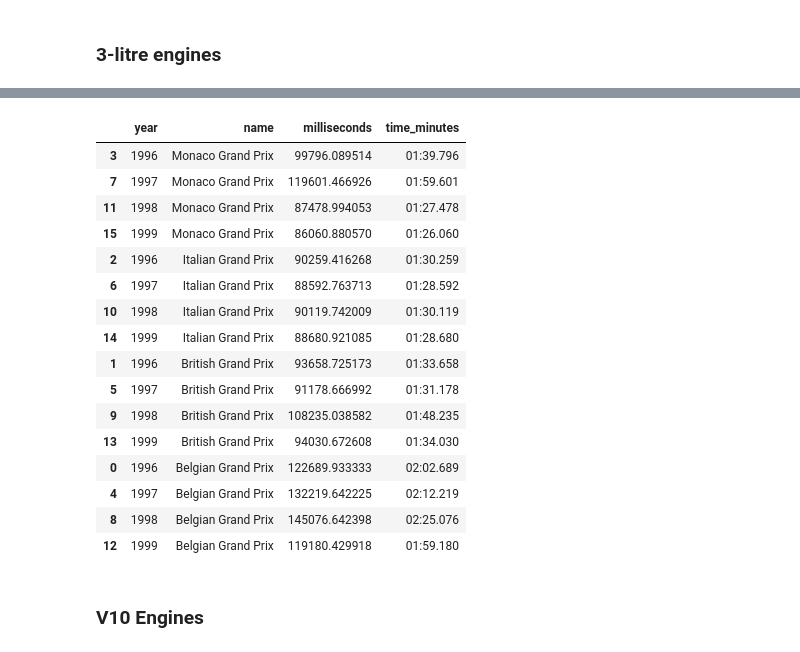
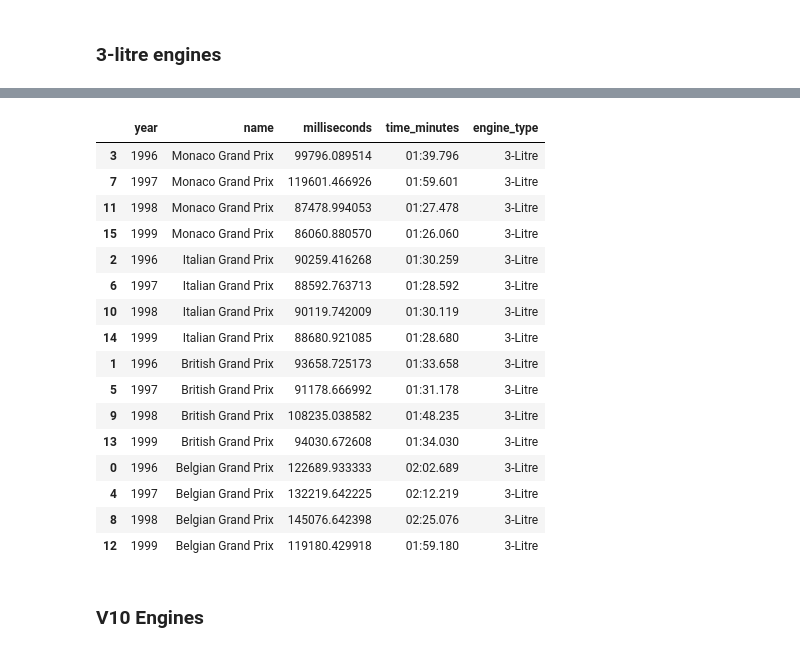
Before and after one commit to artthoufeelingitnow/F1-1950---2022-EDA, a Jupyter notebook: F1 Dataset (1950 - 2022 mid-season) EDA.ipynb, the cells around one changed output, grey strips where cells are left out. Cells and saved outputs as stored; diff of their text form; code cells hidden in the pictures.

```diff
--- a/F1 Dataset (1950 - 2022 mid-season) EDA.ipynb
+++ b/F1 Dataset (1950 - 2022 mid-season) EDA.ipynb
@@ -2171,29 +2171,30 @@ laps_3l_engines_historic = laps_3l_engines.loc[(laps_3l_engines.name == "Italian
 # %%
 avg_times_tracks_yearly_3l = laps_3l_engines_historic.groupby(["year", "name"], as_index=False).agg({"milliseconds": "mean"})
 avg_times_tracks_yearly_3l["time_minutes"] = pd.to_datetime(avg_times_tracks_yearly_3l["milliseconds"], unit="ms").dt.strftime('%M:%S.%f').str[:-3]
+avg_times_tracks_yearly_3l["engine_type"] = "3-Litre"
 
 avg_times_tracks_yearly_3l = avg_times_tracks_yearly_3l.sort_values(by=["name", "year"], ascending=[False, True])
 
 avg_times_tracks_yearly_3l
 #avg_times_tracks_yearly_3l.to_csv("working_datasets\\avg_times_tracks_yearly_3l.csv")
 # %% [output]
-|  | year | name | milliseconds | time_minutes |
-| 3 | 1996 | Monaco Grand Prix | 99796.089514 | 01:39.796 |
-| 7 | 1997 | Monaco Grand Prix | 119601.466926 | 01:59.601 |
-| 11 | 1998 | Monaco Grand Prix | 87478.994053 | 01:27.478 |
-| 15 | 1999 | Monaco Grand Prix | 86060.880570 | 01:26.060 |
-| 2 | 1996 | Italian Grand Prix | 90259.416268 | 01:30.259 |
-| 6 | 1997 | Italian Grand Prix | 88592.763713 | 01:28.592 |
-| 10 | 1998 | Italian Grand Prix | 90119.742009 | 01:30.119 |
-| 14 | 1999 | Italian Grand Prix | 88680.921085 | 01:28.680 |
-| 1 | 1996 | British Grand Prix | 93658.725173 | 01:33.658 |
-| 5 | 1997 | British Grand Prix | 91178.666992 | 01:31.178 |
-| 9 | 1998 | British Grand Prix | 108235.038582 | 01:48.235 |
-| 13 | 1999 | British Grand Prix | 94030.672608 | 01:34.030 |
-| 0 | 1996 | Belgian Grand Prix | 122689.933333 | 02:02.689 |
-| 4 | 1997 | Belgian Grand Prix | 132219.642225 | 02:12.219 |
-| 8 | 1998 | Belgian Grand Prix | 145076.642398 | 02:25.076 |
-| 12 | 1999 | Belgian Grand Prix | 119180.429918 | 01:59.180 |
+|  | year | name | milliseconds | time_minutes | engine_type |
+| 3 | 1996 | Monaco Grand Prix | 99796.089514 | 01:39.796 | 3-Litre |
+| 7 | 1997 | Monaco Grand Prix | 119601.466926 | 01:59.601 | 3-Litre |
+| 11 | 1998 | Monaco Grand Prix | 87478.994053 | 01:27.478 | 3-Litre |
+| 15 | 1999 | Monaco Grand Prix | 86060.880570 | 01:26.060 | 3-Litre |
+| 2 | 1996 | Italian Grand Prix | 90259.416268 | 01:30.259 | 3-Litre |
+| 6 | 1997 | Italian Grand Prix | 88592.763713 | 01:28.592 | 3-Litre |
+| 10 | 1998 | Italian Grand Prix | 90119.742009 | 01:30.119 | 3-Litre |
+| 14 | 1999 | Italian Grand Prix | 88680.921085 | 01:28.680 | 3-Litre |
+| 1 | 1996 | British Grand Prix | 93658.725173 | 01:33.658 | 3-Litre |
+| 5 | 1997 | British Grand Prix | 91178.666992 | 01:31.178 | 3-Litre |
+| 9 | 1998 | British Grand Prix | 108235.038582 | 01:48.235 | 3-Litre |
+| 13 | 1999 | British Grand Prix | 94030.672608 | 01:34.030 | 3-Litre |
+| 0 | 1996 | Belgian Grand Prix | 122689.933333 | 02:02.689 | 3-Litre |
+| 4 | 1997 | Belgian Grand Prix | 132219.642225 | 02:12.219 | 3-Litre |
+| 8 | 1998 | Belgian Grand Prix | 145076.642398 | 02:25.076 | 3-Litre |
+| 12 | 1999 | Belgian Grand Prix | 119180.429918 | 01:59.180 | 3-Litre |
 # %% [markdown]
 ### V10 Engines
 # %%
```
Also changed, not shown: parts of 11 cells of this notebook, 11 other files.
